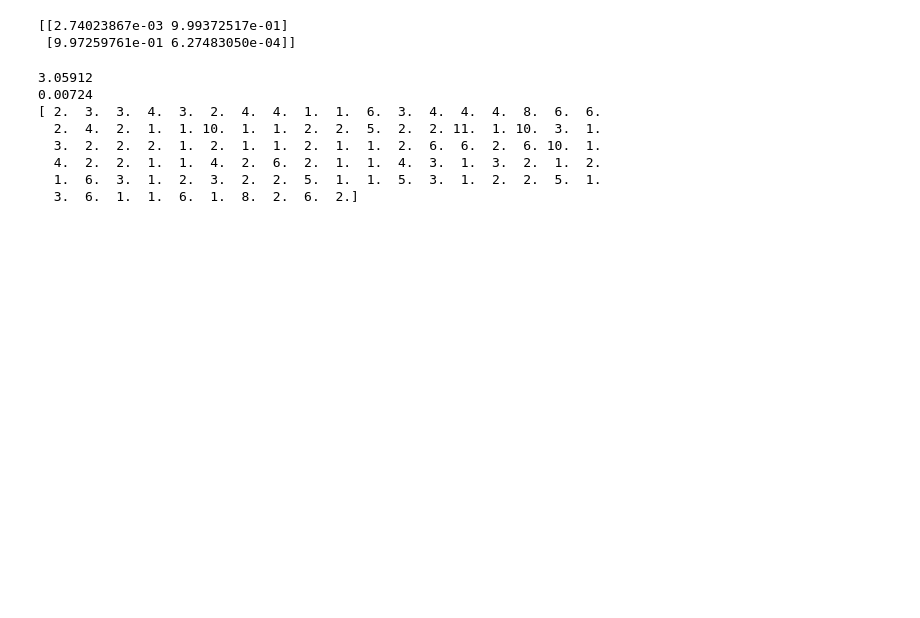
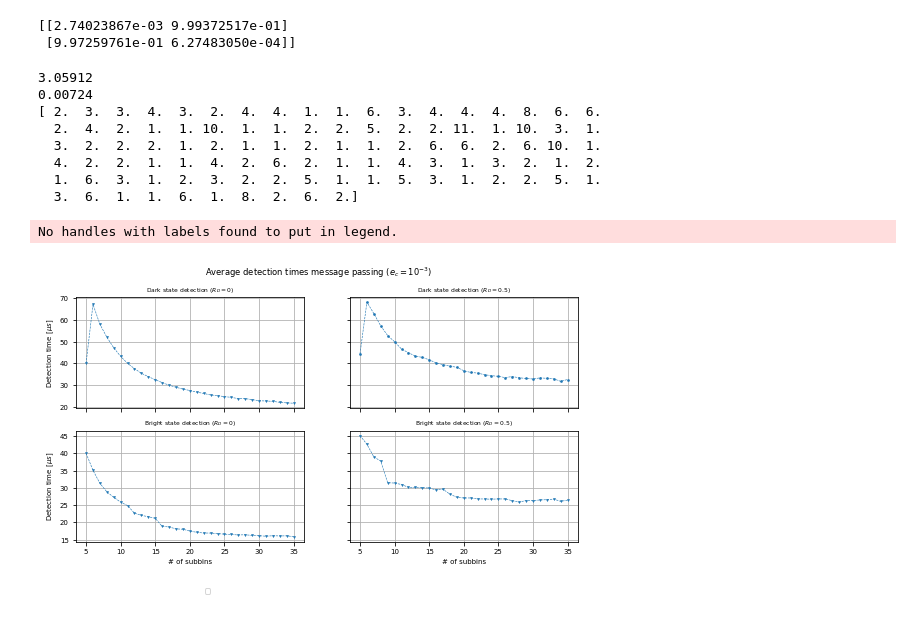
Before and after one commit to marti-m/ion-detect-mcmc, a Jupyter notebook: ion-detection-sim.ipynb, the cells around one changed output. Drawn from its saved outputs; the diff is of its cells as text; code cells hidden in the pictures; blank space fills up the shorter version.

```diff
--- a/ion-detection-sim.ipynb
+++ b/ion-detection-sim.ipynb
@@ -1106,0 +1183,42 @@ print(stats['n_subbins_0'][:100])
+# %%
+# plotting fun detection time
+
+fig, axs = plt.subplots(2, 2, sharex='all', sharey='row')
+fig.set_size_inches(9, 4.5)
+plt.rc('font', size=7)
+plt.rc('axes', titlesize=6)
+linewidth = 0.6
+size = 2
+fig.suptitle('Average detection times message passing ($e_c = 10^{-3}$)')
+# plot top left (dark detection R_D = 0)
+axs[0, 0].set_title('Dark state detection ($R_D = 0$)')
+axs[0, 0].plot(idx, t_detection_avg_dark_R_D_0, linewidth = linewidth, linestyle='--', marker = 'v', markersize=size, mew=linewidth)
+
+axs[0, 0].set_ylabel('Detection time $[\mu s$]')
+axs[0, 0].set_xticks(np.arange(5, 36, 5))
+axs[0, 0].grid('all')
+
+# plot top middle (dark detection R_D = 0.1)
+axs[0, 1].set_title('Dark state detection ($R_D = 0.5$)')
+axs[0, 1].plot(idx, t_detection_avg_dark_R_D_0_5, linewidth = linewidth, linestyle='--', marker = 'o', markersize=size, mew=linewidth)
+axs[0, 1].grid('all')
+
+
+# plot bottom left (dark detection R_D = 0.0)
+axs[1, 0].set_title('Bright state detection ($R_D = 0$)')
+axs[1, 0].plot(idx, t_detection_avg_bright_R_D_0, linewidth = linewidth, linestyle='--', marker = 'v', markersize=size, mew=linewidth)
+axs[1, 0].set_xlabel('# of subbins')
+axs[1, 0].set_ylabel('Detection time $[\mu s$]')
+axs[1, 0].grid('all')
+axs[1, 0].legend(loc='lower left', ncol=3, columnspacing=12, bbox_to_anchor=(0.55, -0.5))
+
+# plot bottom middle (dark detection R_D = 0.5)
+axs[1, 1].set_title('Bright state detection ($R_D = 0.5$)')
+axs[1, 1].plot(idx, t_detection_avg_bright_R_D_0_5, linewidth = linewidth, linestyle='--', marker = 'v', markersize=size, mew=linewidth)
+axs[1, 1].set_xlabel('# of subbins')
+axs[1, 1].grid('all')
+
+fig.savefig("avg_t_det_Be_msg_pass.pdf", bbox_inches='tight')
+# %% [output]
+No handles with labels found to put in legend.
+[figure, added]
```
Also changed, not shown: parts of 9 cells of this notebook, 2 other files.
